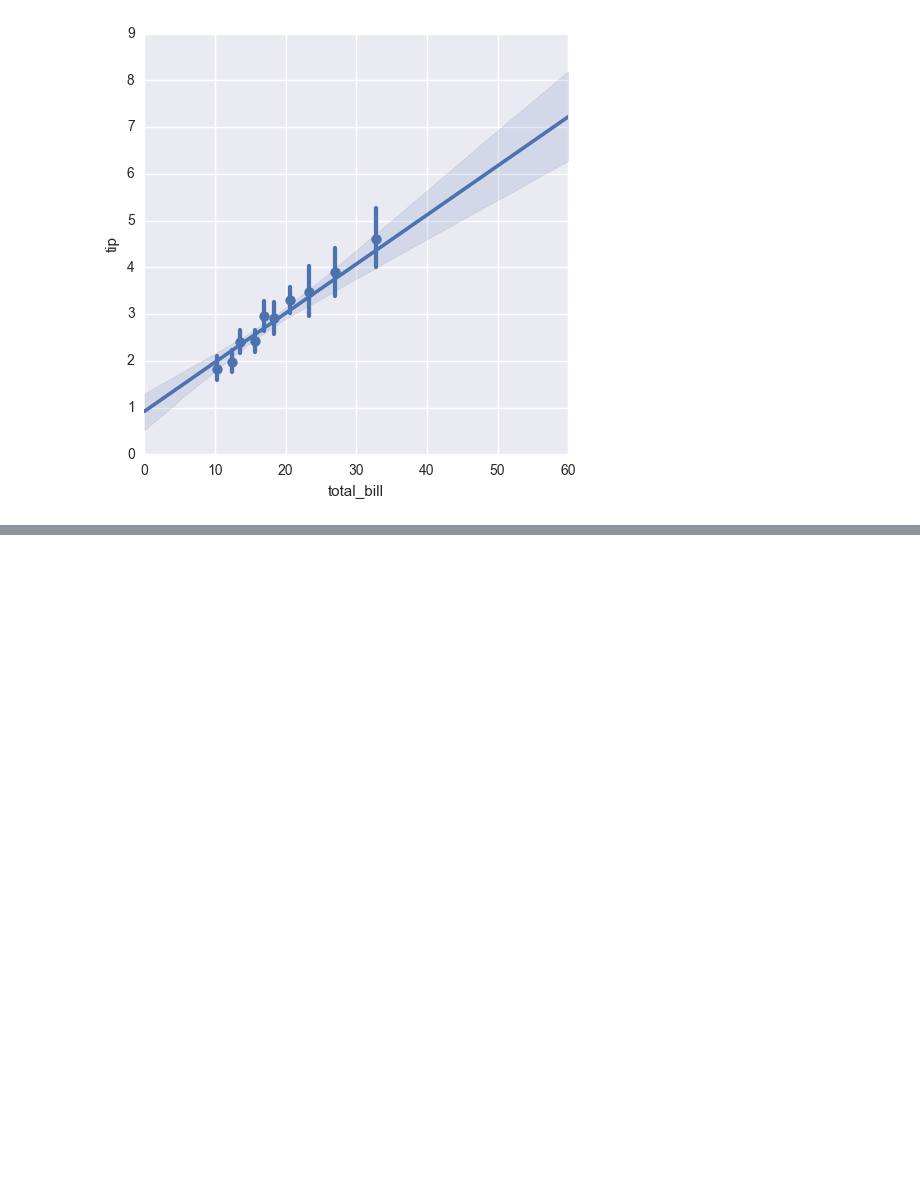
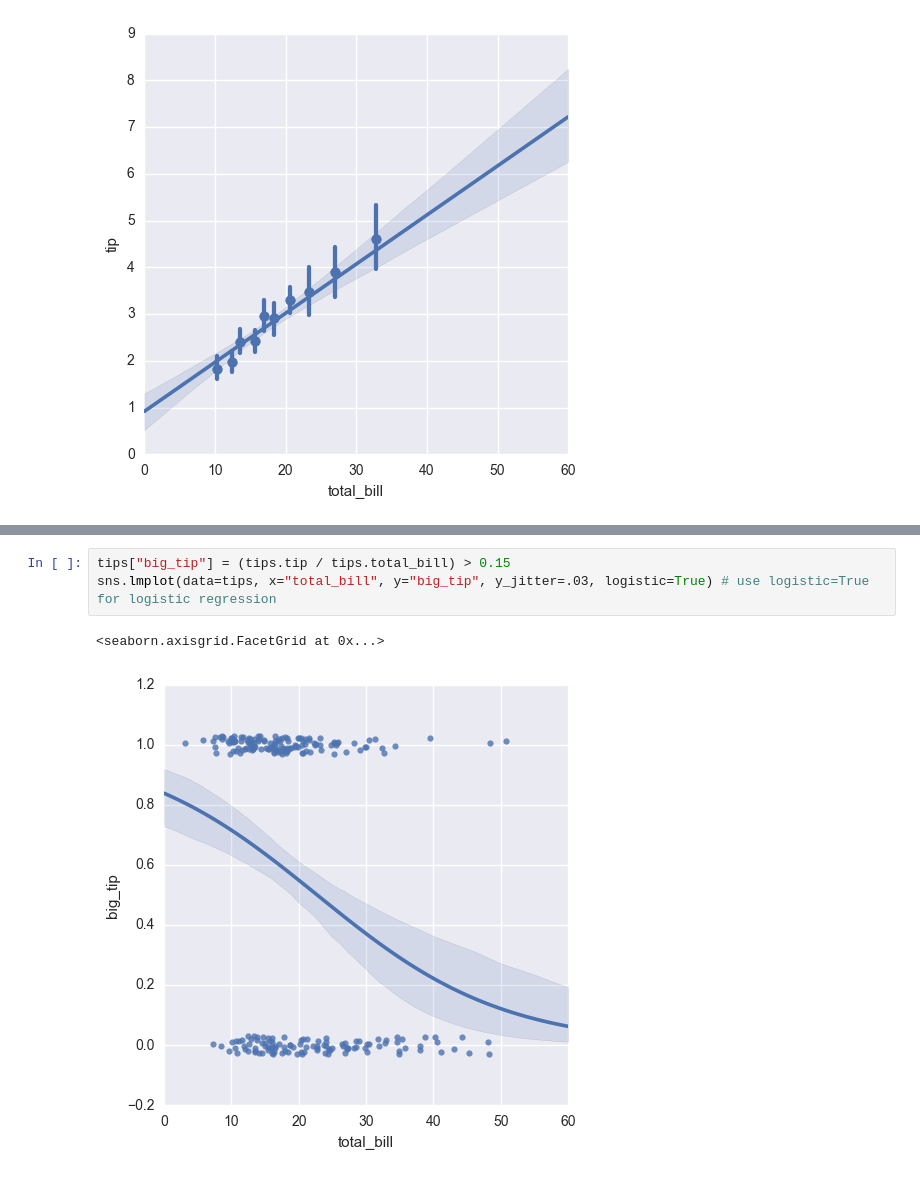
Before and after one commit to Asav7/DS_Sandbox, a Jupyter notebook: Seaborn/lmplot.ipynb, the cells around one changed output, grey strips where cells are left out. Cells and saved outputs as stored; diff of their text form; blank space fills up the shorter version.

```diff
--- a/Seaborn/lmplot.ipynb
+++ b/Seaborn/lmplot.ipynb
@@ -68,0 +89,6 @@ sns.lmplot(data=tips, x="total_bill", y="tip", x_bins=10) # its possible to grou
+# %%
+tips["big_tip"] = (tips.tip / tips.total_bill) > 0.15
+sns.lmplot(data=tips, x="total_bill", y="big_tip", y_jitter=.03, logistic=True) # use logistic=True for logistic regression
+# %% [output]
+<seaborn.axisgrid.FacetGrid at 0x...>
+[figure, added]
```
Also changed, not shown: parts of 9 cells of this notebook.
